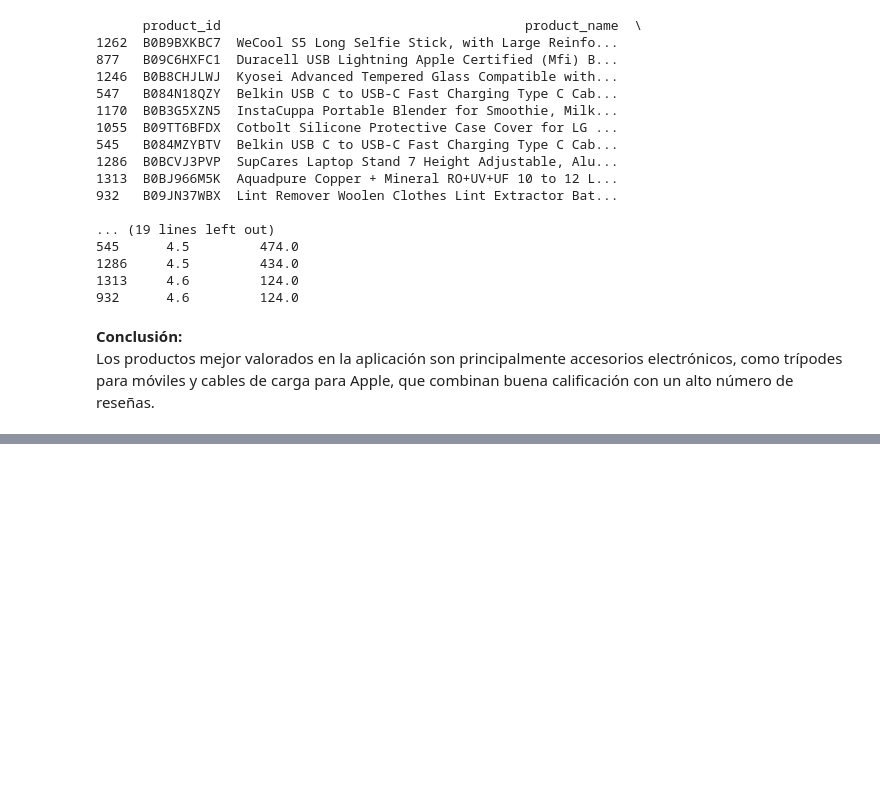
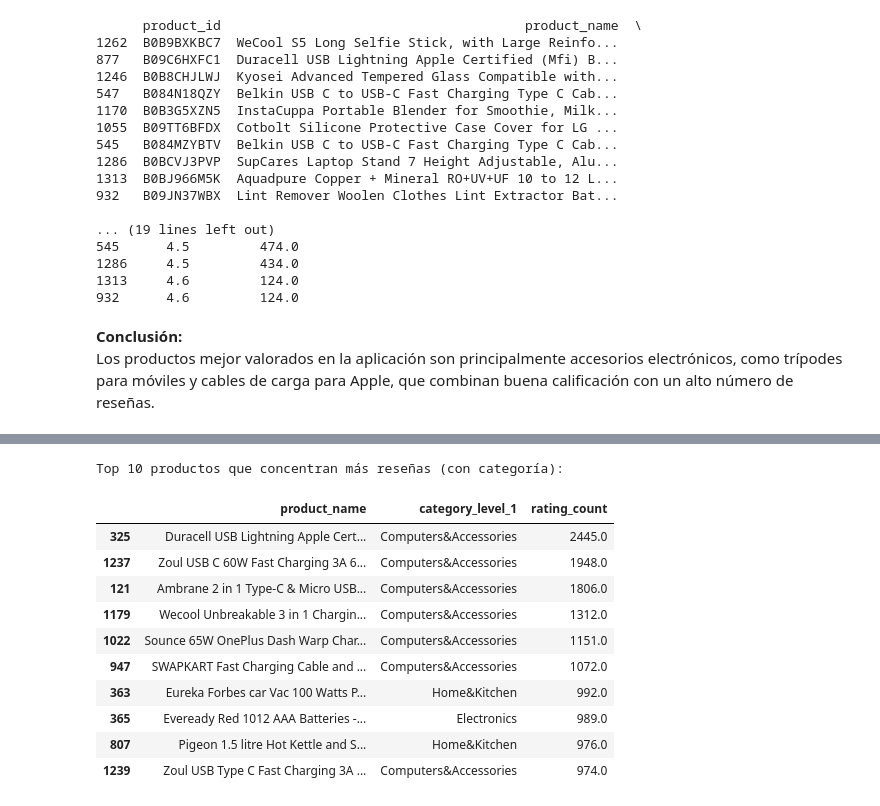
Before and after one commit to NHByte/amazon-analysis, a Jupyter notebook: notebooks/amazon-title.ipynb, the cells around one changed output, grey strips where cells are left out. Drawn from its saved outputs; the diff is of its cells as text; code cells hidden in the pictures; blank space fills up the shorter version.

```diff
--- a/notebooks/amazon-title.ipynb
+++ b/notebooks/amazon-title.ipynb
@@ -195,0 +205,24 @@ Correlación precio con descuento vs rating: 0.12033741712288534
+# %%
+# 4 Productos con más reseñas
+# Agrupar por producto y categoría, sumando todas las reseñas
+reseñas_por_producto = df.groupby(['product_name', 'category_level_1'])['rating_count'].sum().reset_index()
+
+# Ordenar de mayor a menor y tomar top 10
+top_reseñados = reseñas_por_producto.sort_values(by='rating_count', ascending=False).head(10)
+
+# Mostrar tabla resumida
+print("Top 10 productos que concentran más reseñas (con categoría):")
+display(top_reseñados)
+# %% [output]
+Top 10 productos que concentran más reseñas (con categoría):
+|  | product_name | category_level_1 | rating_count |
+| 325 | Duracell USB Lightning Apple Cert... | Computers&Accessories | 2445.0 |
+| 1237 | Zoul USB C 60W Fast Charging 3A 6... | Computers&Accessories | 1948.0 |
+| 121 | Ambrane 2 in 1 Type-C & Micro USB... | Computers&Accessories | 1806.0 |
+| 1179 | Wecool Unbreakable 3 in 1 Chargin... | Computers&Accessories | 1312.0 |
+| 1022 | Sounce 65W OnePlus Dash Warp Char... | Computers&Accessories | 1151.0 |
+| 947 | SWAPKART Fast Charging Cable and ... | Computers&Accessories | 1072.0 |
+| 363 | Eureka Forbes car Vac 100 Watts P... | Home&Kitchen | 992.0 |
+| 365 | Eveready Red 1012 AAA Batteries -... | Electronics | 989.0 |
+| 807 | Pigeon 1.5 litre Hot Kettle and S... | Home&Kitchen | 976.0 |
+| 1239 | Zoul USB Type C Fast Charging 3A ... | Computers&Accessories | 974.0 |
```
Also changed, not shown: parts of 3 cells of this notebook.
